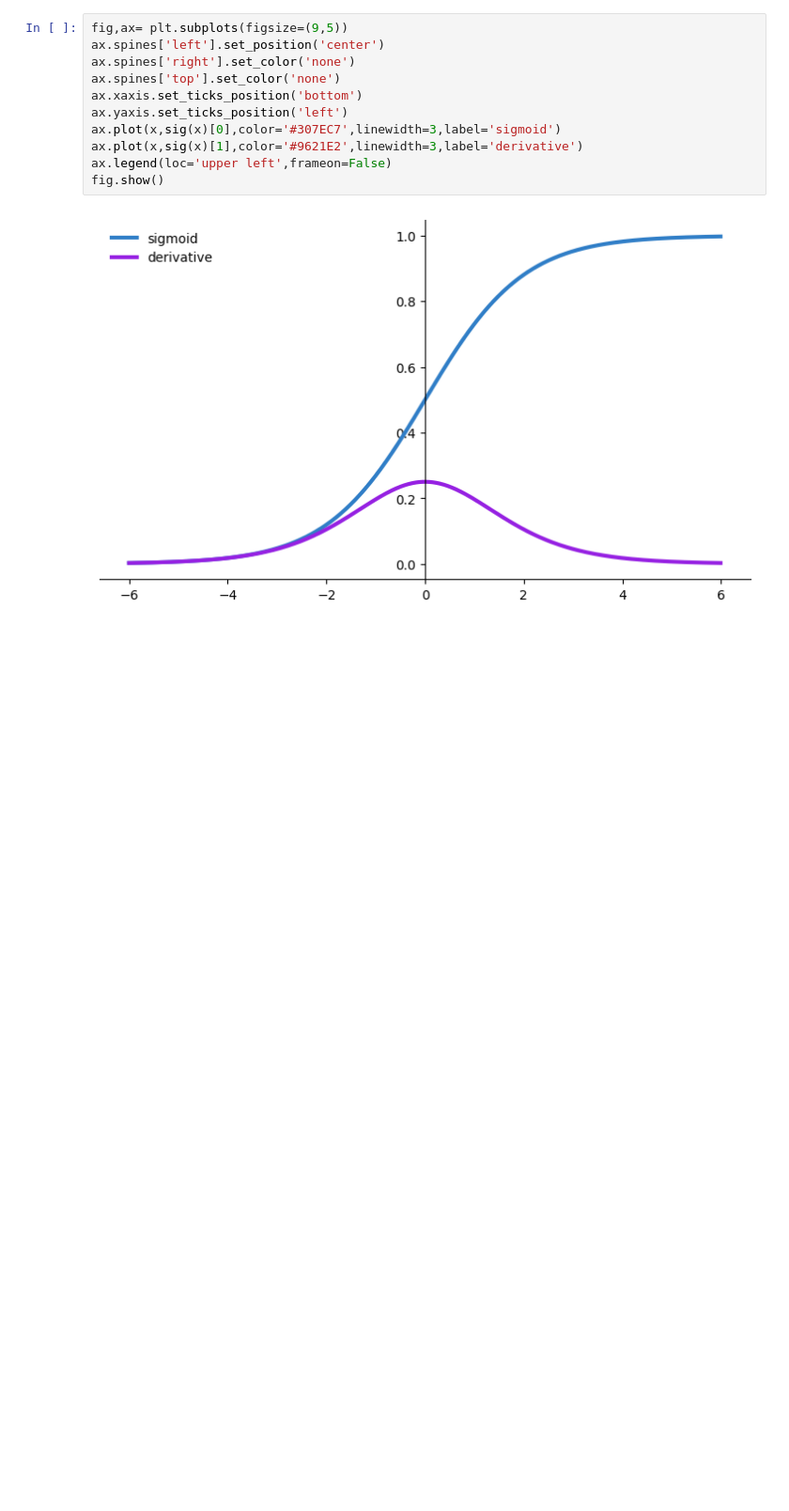
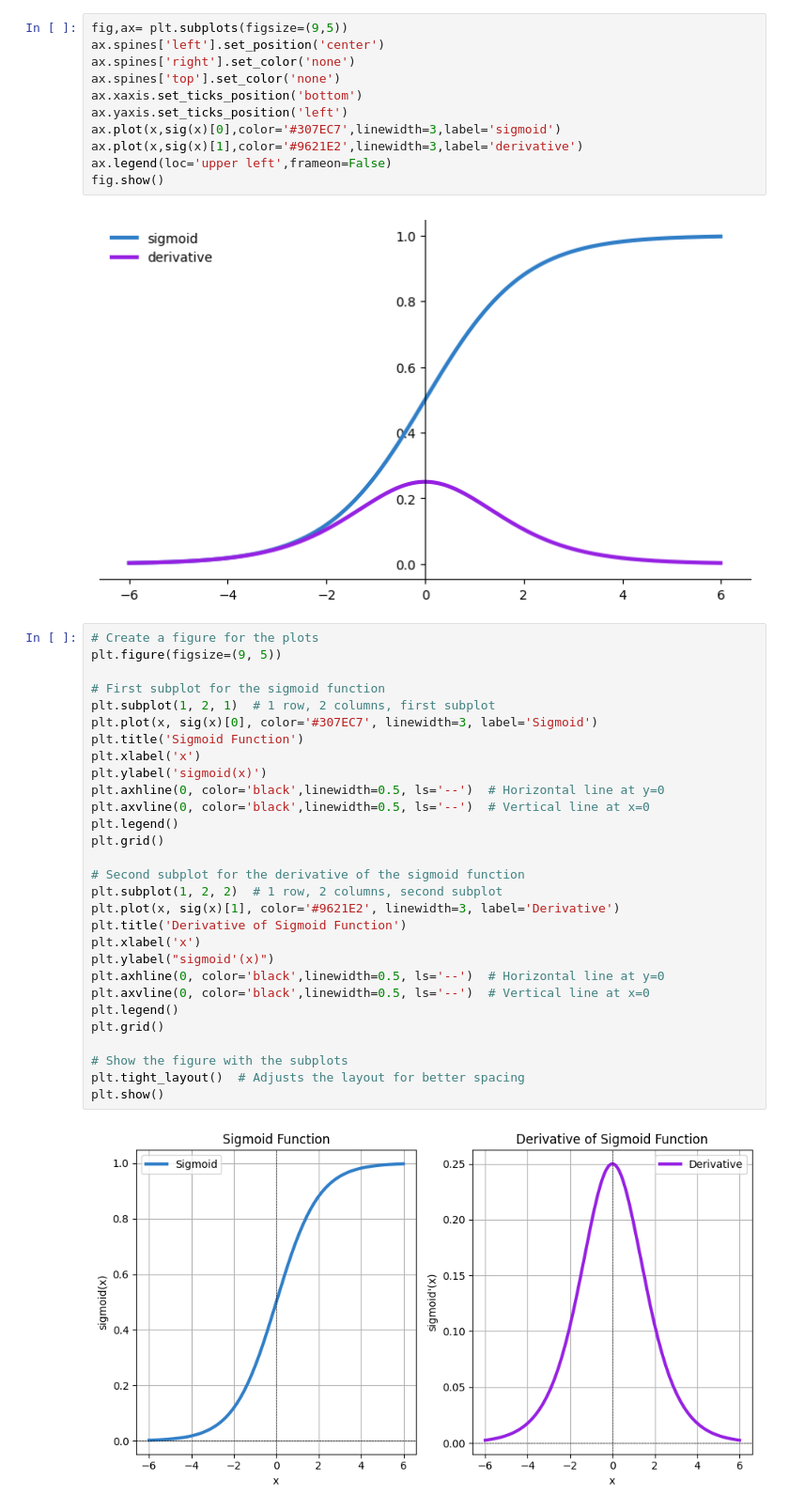
Before and after one commit to theseptember6th/NeuralNetworks, a Jupyter notebook: Activation_functions/2sigmoid_Activation_function/1code.ipynb, the cells around one changed output. Shown at 94% size. Cells and saved outputs as stored; diff of their text form; blank space fills up the shorter version.

Commit message:
sigmoid function

```diff
--- a/Activation_functions/2sigmoid_Activation_function/1code.ipynb
+++ b/Activation_functions/2sigmoid_Activation_function/1code.ipynb
@@ -31,3 +31,34 @@ ax.legend(loc='upper left',frameon=False)
 fig.show()
 # %% [output]
 [figure]
+# %%
+# Create a figure for the plots
+plt.figure(figsize=(9, 5))
+
+# First subplot for the sigmoid function
+plt.subplot(1, 2, 1)  # 1 row, 2 columns, first subplot
+plt.plot(x, sig(x)[0], color='#307EC7', linewidth=3, label='Sigmoid')
+plt.title('Sigmoid Function')
+plt.xlabel('x')
+plt.ylabel('sigmoid(x)')
+plt.axhline(0, color='black',linewidth=0.5, ls='--')  # Horizontal line at y=0
+plt.axvline(0, color='black',linewidth=0.5, ls='--')  # Vertical line at x=0
+plt.legend()
+plt.grid()
+
+# Second subplot for the derivative of the sigmoid function
+plt.subplot(1, 2, 2)  # 1 row, 2 columns, second subplot
+plt.plot(x, sig(x)[1], color='#9621E2', linewidth=3, label='Derivative')
+plt.title('Derivative of Sigmoid Function')
+plt.xlabel('x')
+plt.ylabel("sigmoid'(x)")
+plt.axhline(0, color='black',linewidth=0.5, ls='--')  # Horizontal line at y=0
+plt.axvline(0, color='black',linewidth=0.5, ls='--')  # Vertical line at x=0
+plt.legend()
+plt.grid()
+
+# Show the figure with the subplots
+plt.tight_layout()  # Adjusts the layout for better spacing
+plt.show()
+# %% [output]
+[figure, added]
```
